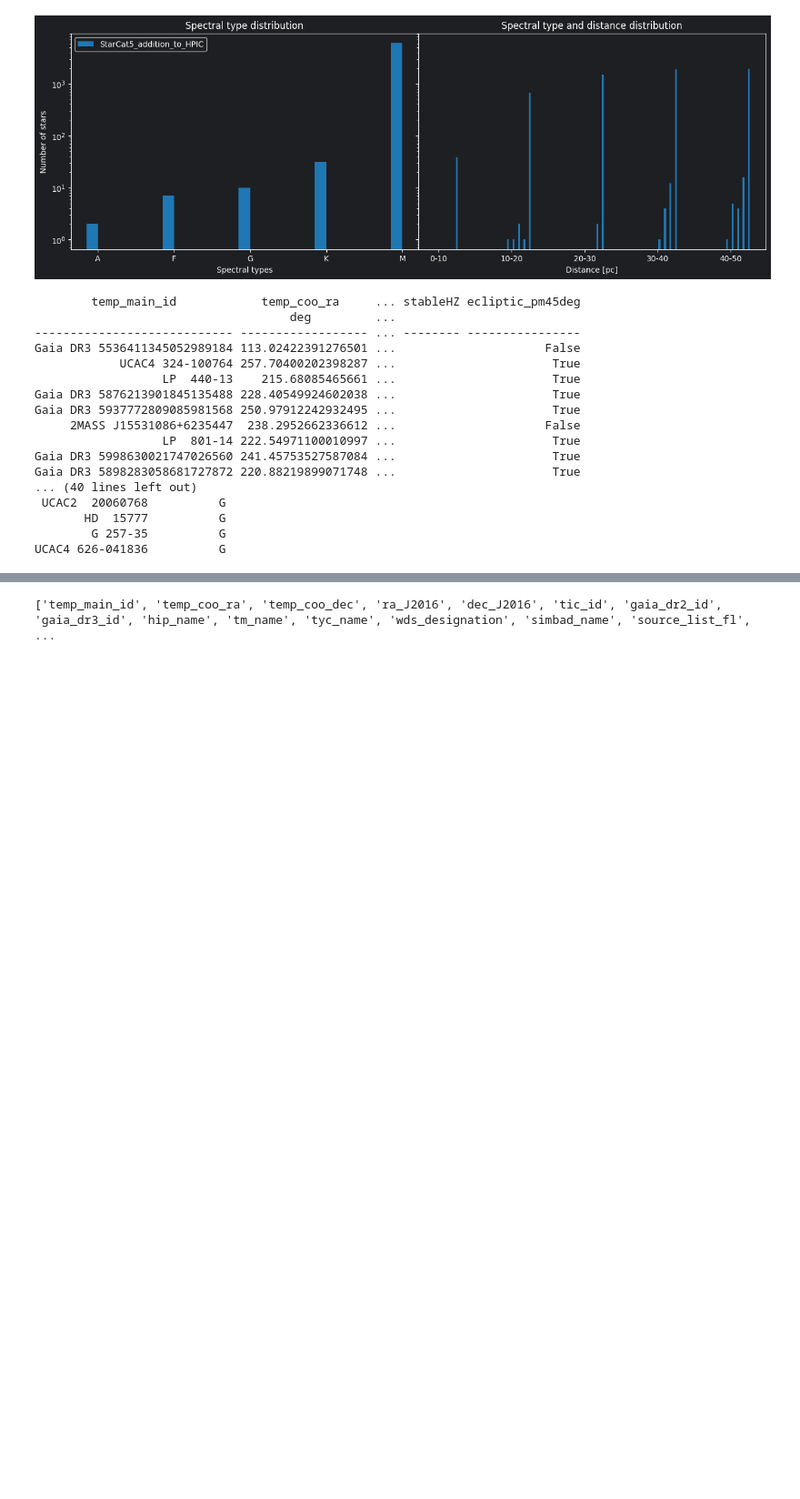
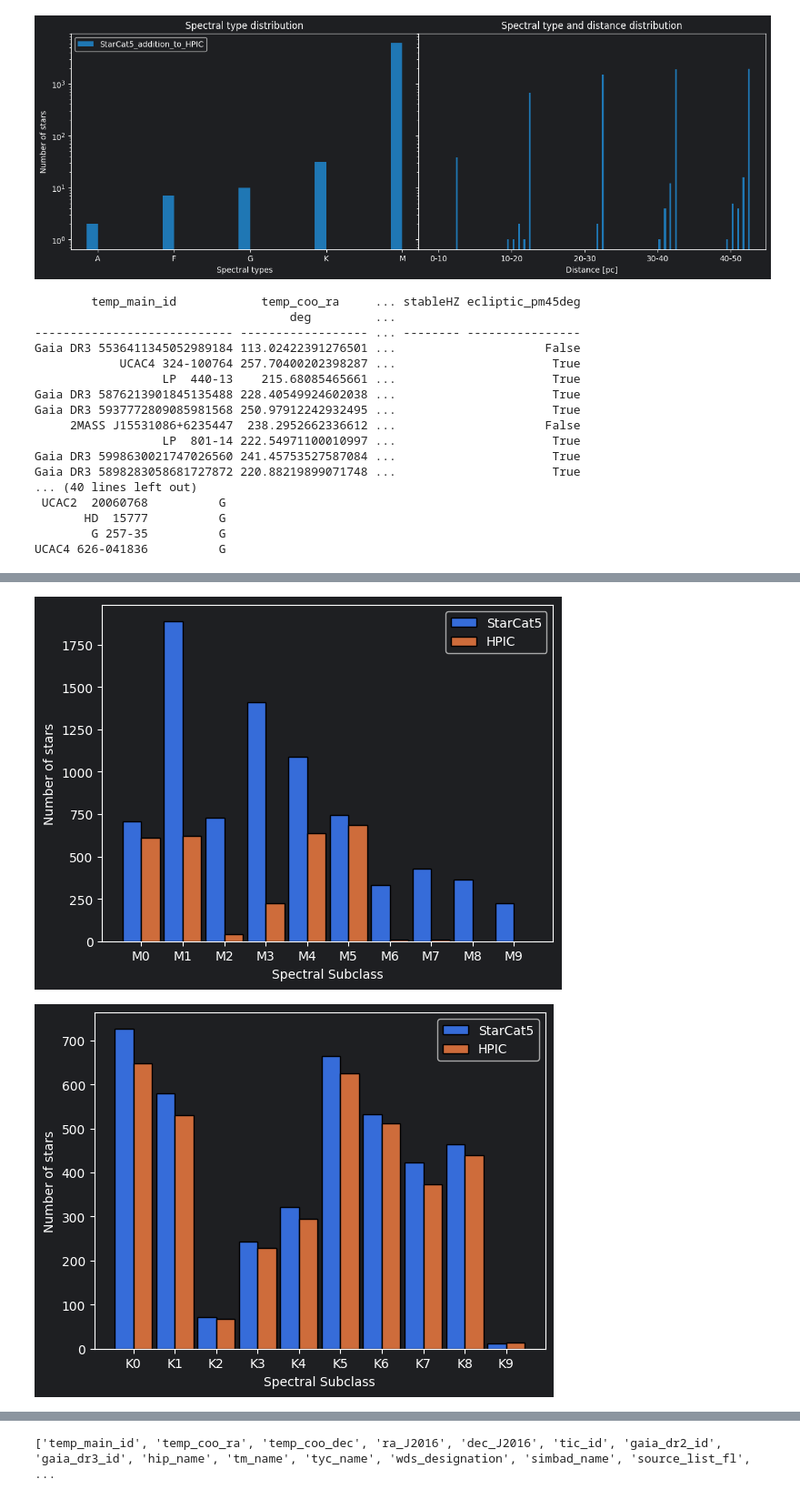
Before and after one commit to fmenti/life_td, a Jupyter notebook: data_generation/life_td_data_generation/catalog/starcat5_merger/NewProject.ipynb, the cells around one changed output, grey strips where cells are left out. Shown at 91% size. Cells and saved outputs as stored; diff of their text form; code cells hidden in the pictures; blank space fills up the shorter version.

```diff
--- a/data_generation/life_td_data_generation/catalog/starcat5_merger/NewProject.ipynb
+++ b/data_generation/life_td_data_generation/catalog/starcat5_merger/NewProject.ipynb
@@ -567,3 +315,13 @@ merger.spec_dist_plot([pre_merge_hpic, pre_merge_starcat],
 [figure]
 [figure]
 [figure]
+# %%
+import importlib
+importlib.reload(catalog_versions)
+
+for spec in ["M","K","G","F","A","B","O"]:
+    catalog_versions.spec_dist_plot_side_by_side([starcat5["sptype_string"],pre_merge_hpic["temp_sptype_string"]],
+                      spec,labels = ["StarCat5","HPIC"])
+# %% [output]
+[figure, added]
+[figure, added]
```
Also changed, not shown: parts of 37 cells of this notebook, 1 other file.
